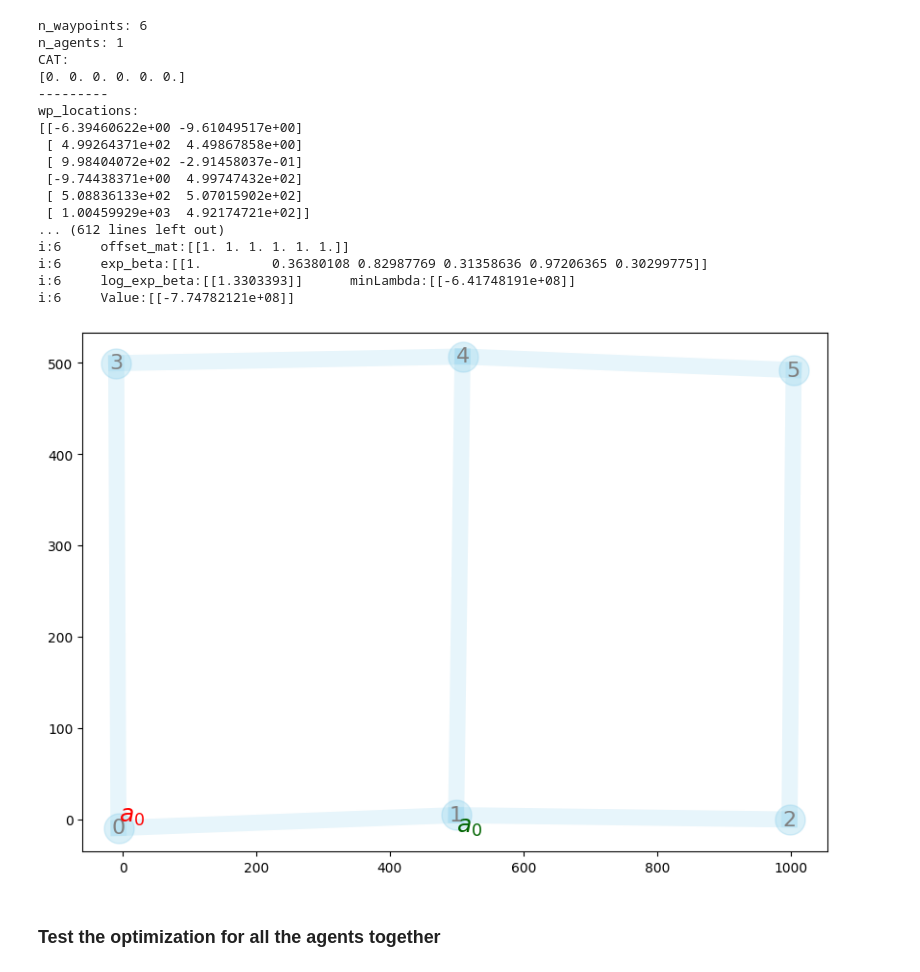
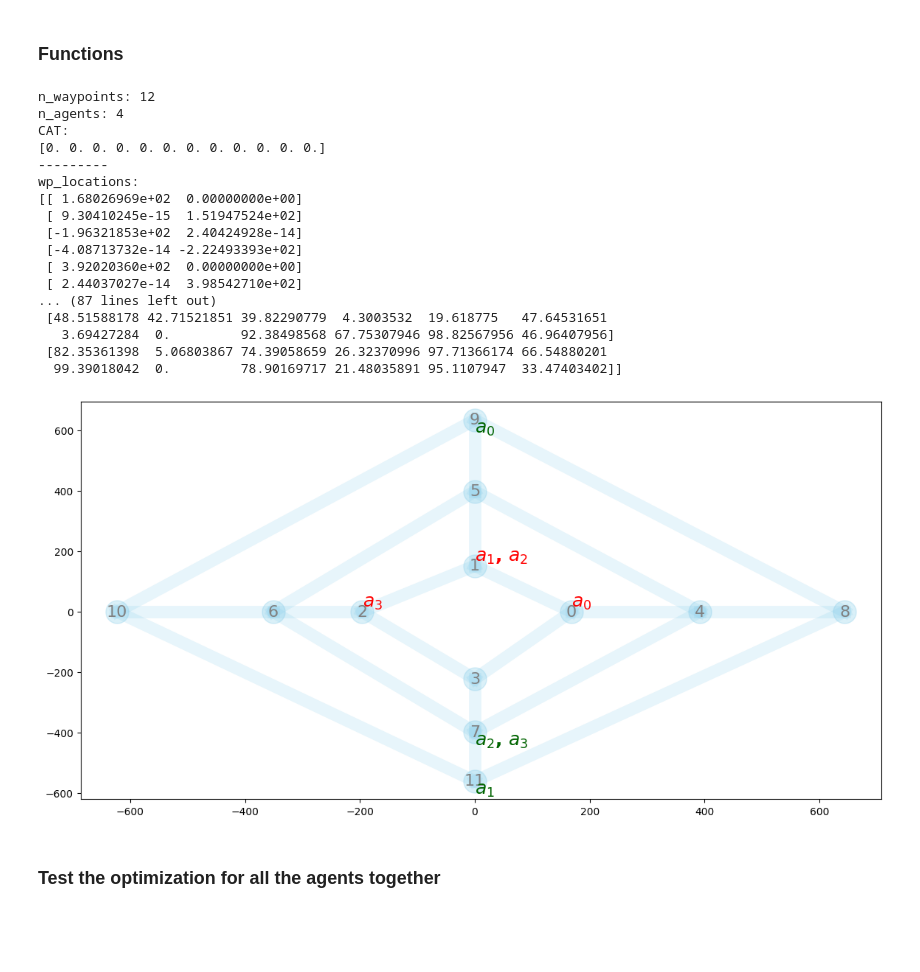
Before and after one commit to dt-1729/ULI_NASA, a Jupyter notebook: UTM_scheduling_and_routing/test_flpoAgent.ipynb, the cells around one changed output. Cells and saved outputs as stored; diff of their text form; code cells hidden in the pictures; blank space fills up the shorter version.

```diff
--- a/UTM_scheduling_and_routing/test_flpoAgent.ipynb
+++ b/UTM_scheduling_and_routing/test_flpoAgent.ipynb
@@ -9,3 +9,5 @@ import createEnv
 from scipy.optimize import Bounds, LinearConstraint, minimize
 import supporting_functions
 from matplotlib.cm import get_cmap
+# %% [markdown]
+### Functions
@@ -15,8 +82,8 @@ importlib.reload(createEnv)
 importlib.reload(supporting_functions)
 
 # generate waypoints and the adjacency matrix
-n_waypoints = 6
-n_agents = 1
+n_waypoints = 12
+n_agents = 4
 tolArray = np.random.uniform(0.0, 0.0, n_waypoints)
 
 # Grid network parameters
@@ -35,64 +102,55 @@ ring_params = {
     'center_distance':200,
     'deformation_level':50.0,
     'extra_connections':0.00,
     'missing_connections':0.05
 }
 
 # create a mars environment
 mars = createEnv.MARS(
     n_waypoints,
     n_agents,
     tolArray,
-    grid_params,
+    ring_params,
     seed=11,
-    offset_energy=True,
+    offset_energy=1,
     printFlag=True)
 
 # compute conflict cost
 beta0=1e-8
 gamma_t = 5
 gamma_c = 7.5
 coeff_t = 50
 coeff_c = 5.0
 
-reach_mat = mars.calc_agent_reach_mat(
-        mars.sched_mat,
-        beta=beta0, gamma=gamma_t, coeff=coeff_t)
-filter_wp = np.ones(shape=reach_mat.shape)
-filter_wp[reach_mat <= 1.0e-10] = 0.0
-mars.transportCost(mars.sched_mat, beta=beta0, gamma=gamma_t, coeff=coeff_t)
-mars.conflictCost(mars.sched_mat, gamma=gamma_c, coeff=coeff_c, filter_wp=filter_wp)
-
 # mars visualization
-# agent_routes, agent_schedules, agent_colors = createEnv.calc_agent_routes_and_schedules(mars, Pb_a=[], printRoutes=False)
 cmap = get_cmap('tab20')
 agent_colors = {a: cmap(i / mars.n_agents) for i, a in enumerate(range(mars.n_agents))}
-createEnv.plotNetwork(mars=mars, figuresize=(10,7), routes=[], agent_colors=agent_colors, showEdgeLength=False, plotPaths=False)
+createEnv.plotNetwork(mars=mars, figuresize=(14,7), routes=[], agent_colors=agent_colors, showEdgeLength=False, plotPaths=False)
 
 # agent visualization
-show_graph=0
-if show_graph:
-    for i,v in enumerate(mars.agents):
-        v.showGraph(mars.wp_locations, mars.dist_mat, mars.mask, mars.sched_mat[i,:], figuresize=(10,5), showEdgeTimeLim=True)
+# show_graph=0
+# if show_graph:
+#     for i,v in enumerate(mars.agents):
+#         v.showGraph(mars.wp_locations, mars.dist_mat, mars.mask, mars.sched_mat[i,:], figuresize=(10,5), showEdgeTimeLim=True)
 # %% [output]
-n_waypoints: 6
-n_agents: 1
+n_waypoints: 12
+n_agents: 4
 CAT:
-[0. 0. 0. 0. 0. 0.]
+[0. 0. 0. 0. 0. 0. 0. 0. 0. 0. 0. 0.]
 ---------
 wp_locations:
-[[-6.39460622e+00 -9.61049517e+00]
- [ 4.99264371e+02  4.49867858e+00]
- [ 9.98404072e+02 -2.91458037e-01]
- [-9.74438371e+00  4.99747432e+02]
- [ 5.08836133e+02  5.07015902e+02]
- [ 1.00459929e+03  4.92174721e+02]]
-... (612 lines left out)
-i:6     offset_mat:[[1. 1. 1. 1. 1. 1.]]
-i:6     exp_beta:[[1.         0.36380108 0.82987769 0.31358636 0.97206365 0.30299775]]
-i:6     log_exp_beta:[[1.3303393]]      minLambda:[[-6.41748191e+08]]
-i:6     Value:[[-7.74782121e+08]]
+[[ 1.68026969e+02  0.00000000e+00]
+ [ 9.30410245e-15  1.51947524e+02]
+ [-1.96321853e+02  2.40424928e-14]
+ [-4.08713732e-14 -2.22493393e+02]
+ [ 3.92020360e+02  0.00000000e+00]
+ [ 2.44037027e-14  3.98542710e+02]
+... (87 lines left out)
+ [48.51588178 42.71521851 39.82290779  4.3003532  19.618775   47.64531651
+   3.69427284  0.         92.38498568 67.75307946 98.82567956 46.96407956]
+ [82.35361398  5.06803867 74.39058659 26.32370996 97.71366174 66.54880201
+  99.39018042  0.         78.90169717 21.48035891 95.1107947  33.47403402]]
-[figure, old version]
+[figure, new version]
 # %%
 # agent_0 = mars.agents[0]
 # sched0_init = mars.sched_mat[0,:]
```
Also changed, not shown: parts of 10 cells of this notebook, 2 other files.
